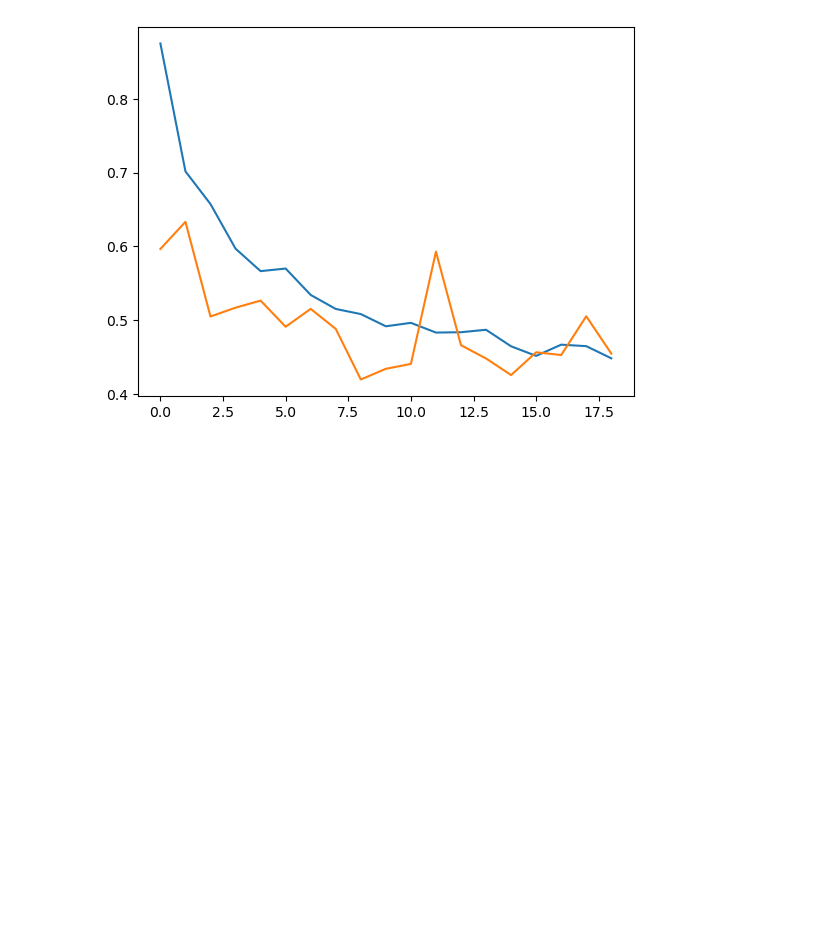
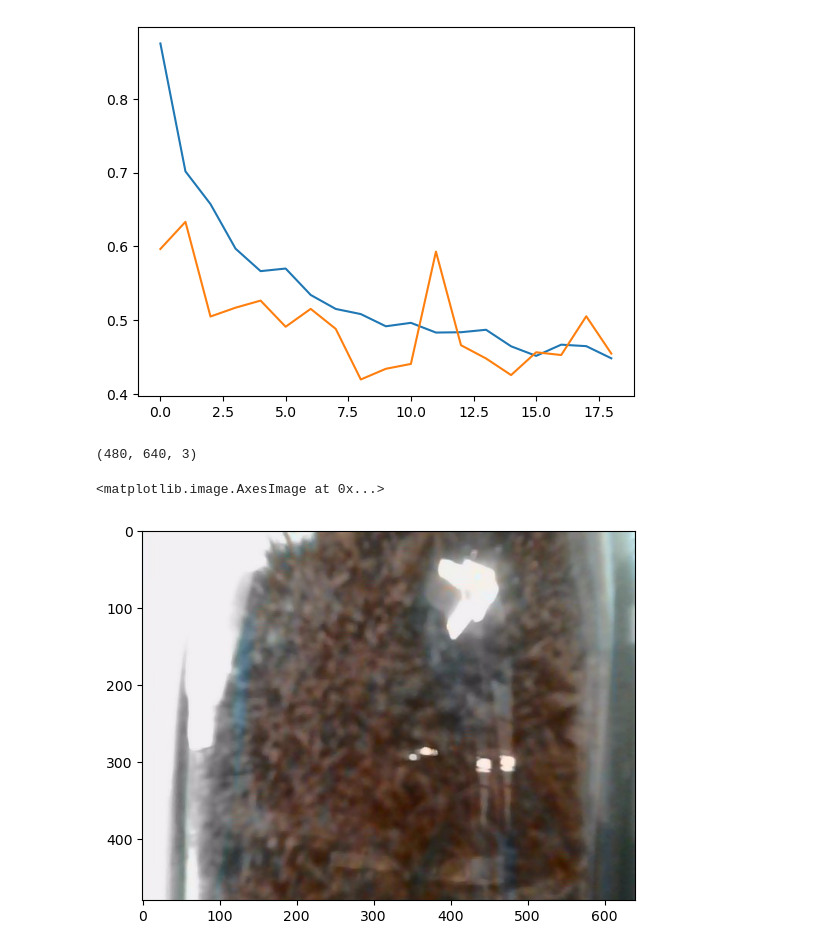
Before and after one commit to giovannav/tcc, a Jupyter notebook: plot_results.ipynb, the cells around one changed output. Saved outputs shown, nothing was run; the diff lists cells and outputs as text; code cells hidden in the pictures; blank space fills up the shorter version.

```diff
--- a/plot_results.ipynb
+++ b/plot_results.ipynb
@@ -82,0 +88,8 @@ plt.show()
+# %%
+img = plt.imread('2023-08-11_images/2023-08-11-161641.jpg')
+print(img.shape)
+plt.imshow(img)
+# %% [output]
+(480, 640, 3)
+<matplotlib.image.AxesImage at 0x...>
+[figure, added]
```
Also changed, not shown: parts of 10 cells of this notebook.
